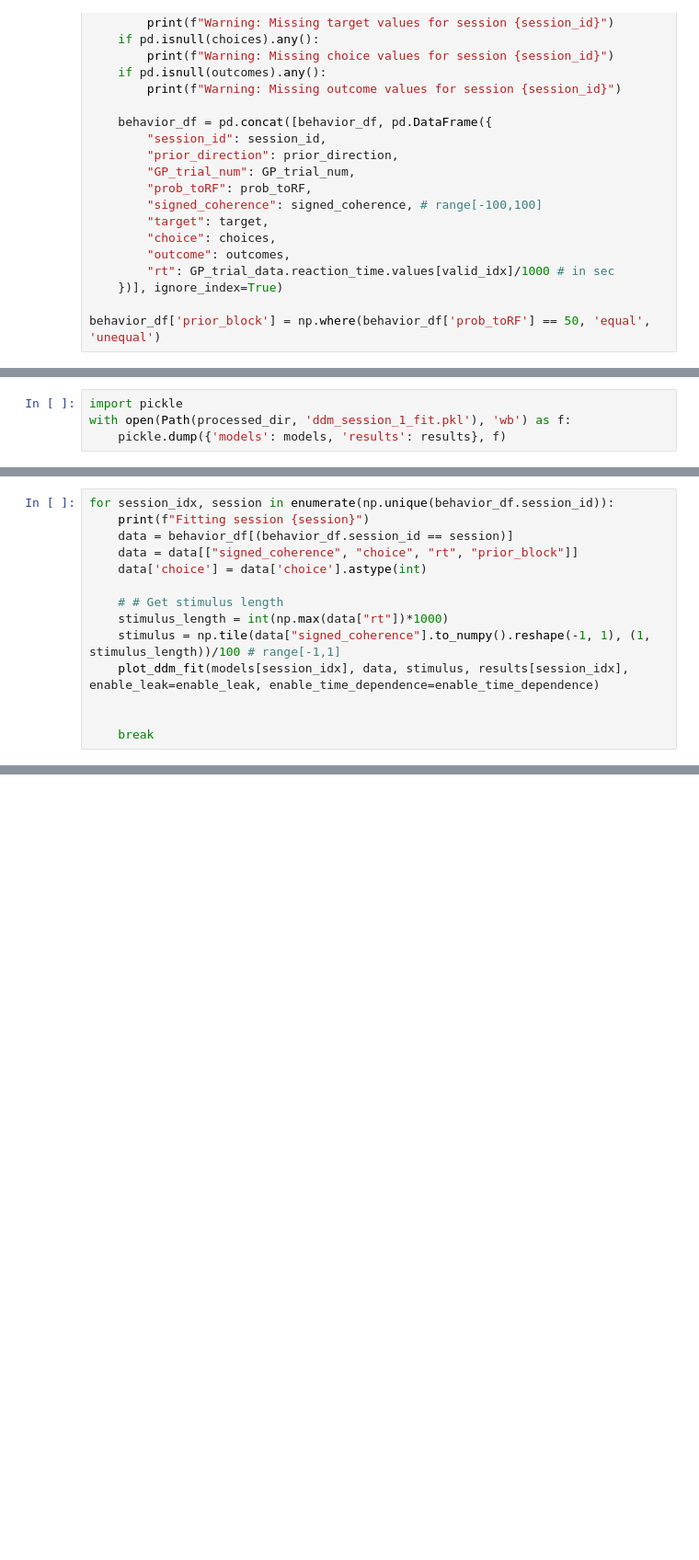
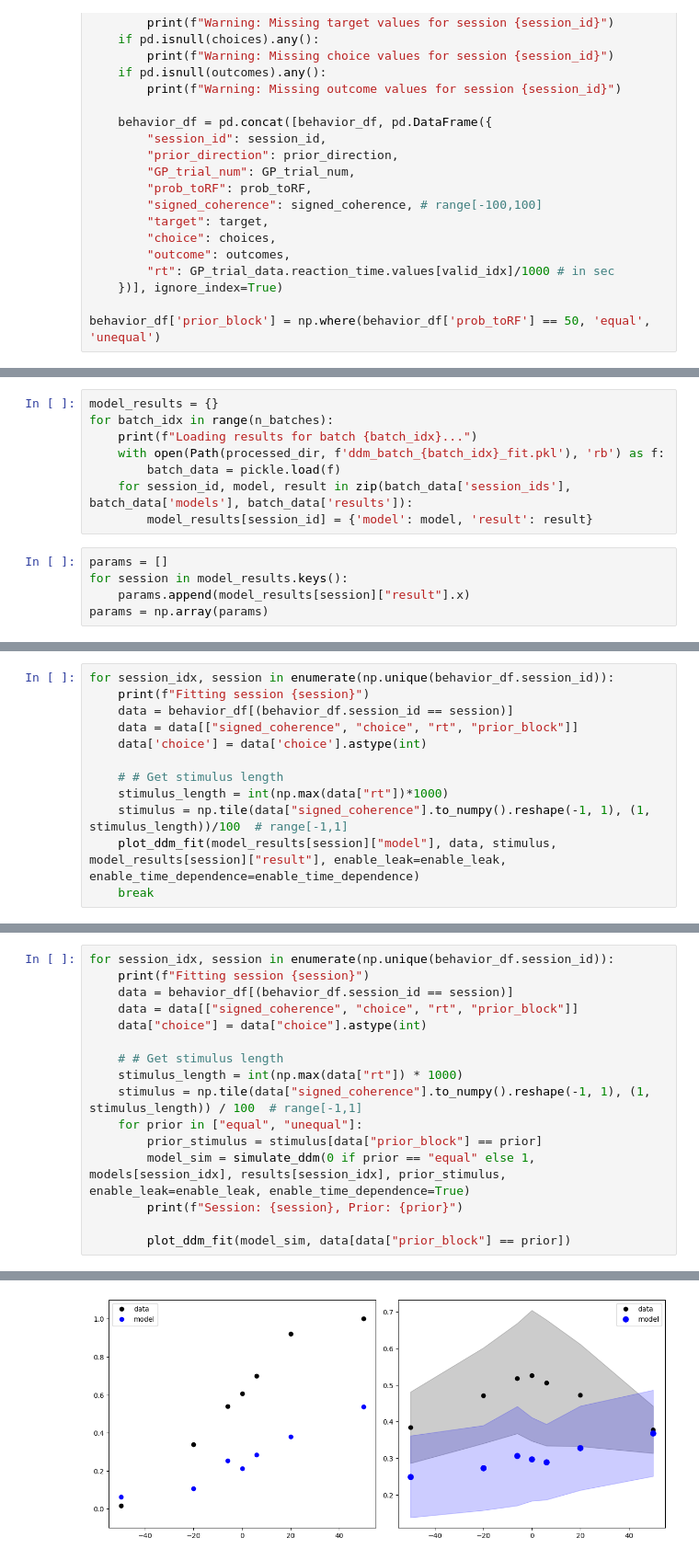
Before and after one commit to vaibrainium/decision-models, a Jupyter notebook: notebooks/0.2-data-fitting.ipynb, the cells around one changed output, grey strips where cells are left out. Shown: that part at 92% size. Saved outputs shown, nothing was run; the diff lists cells and outputs as text; blank space fills up the shorter version.

Commit message:
chore: regular commit with updates in ddm model

```diff
--- a/notebooks/0.2-data-fitting.ipynb
+++ b/notebooks/0.2-data-fitting.ipynb
@@ -219,4 +154,13 @@ Loss fn: 1293.872843142085
-# %%
-import pickle
-with open(Path(processed_dir, 'ddm_session_1_fit.pkl'), 'wb') as f:
-    pickle.dump({'models': models, 'results': results}, f)
+# %%
+model_results = {}
+for batch_idx in range(n_batches):
+    print(f"Loading results for batch {batch_idx}...")
+    with open(Path(processed_dir, f'ddm_batch_{batch_idx}_fit.pkl'), 'rb') as f:
+        batch_data = pickle.load(f)
+    for session_id, model, result in zip(batch_data['session_ids'], batch_data['models'], batch_data['results']):
+        model_results[session_id] = {'model': model, 'result': result}
+# %%
+params = []
+for session in model_results.keys():
+    params.append(model_results[session]["result"].x)
+params = np.array(params)
@@ -229,8 +187,6 @@ for session_idx, session in enumerate(np.unique(behavior_df.session_id)):
 
     # # Get stimulus length
     stimulus_length = int(np.max(data["rt"])*1000)
-    stimulus = np.tile(data["signed_coherence"].to_numpy().reshape(-1, 1), (1, stimulus_length))/100 # range[-1,1]
-    plot_ddm_fit(models[session_idx], data, stimulus, results[session_idx], enable_leak=enable_leak, enable_time_dependence=enable_time_dependence)
-
-
+    stimulus = np.tile(data["signed_coherence"].to_numpy().reshape(-1, 1), (1, stimulus_length))/100  # range[-1,1]
+    plot_ddm_fit(model_results[session]["model"], data, stimulus, model_results[session]["result"], enable_leak=enable_leak, enable_time_dependence=enable_time_dependence)
     break
@@ -242,0 +269,17 @@ Proportion of invalid trials: 0.0
+# %%
+for session_idx, session in enumerate(np.unique(behavior_df.session_id)):
+    print(f"Fitting session {session}")
+    data = behavior_df[(behavior_df.session_id == session)]
+    data = data[["signed_coherence", "choice", "rt", "prior_block"]]
+    data["choice"] = data["choice"].astype(int)
+
+    # # Get stimulus length
+    stimulus_length = int(np.max(data["rt"]) * 1000)
+    stimulus = np.tile(data["signed_coherence"].to_numpy().reshape(-1, 1), (1, stimulus_length)) / 100  # range[-1,1]
+    for prior in ["equal", "unequal"]:
+        prior_stimulus = stimulus[data["prior_block"] == prior]
+        model_sim = simulate_ddm(0 if prior == "equal" else 1, models[session_idx], results[session_idx], prior_stimulus, enable_leak=enable_leak, enable_time_dependence=True)
+        print(f"Session: {session}, Prior: {prior}")
+
+        plot_ddm_fit(model_sim, data[data["prior_block"] == prior])
+# %% [output]
@@ -242,0 +294 @@ Proportion of invalid trials: 0.0
+[figure, added]
```
Also changed, not shown: parts of 13 cells of this notebook, 5 other files.
